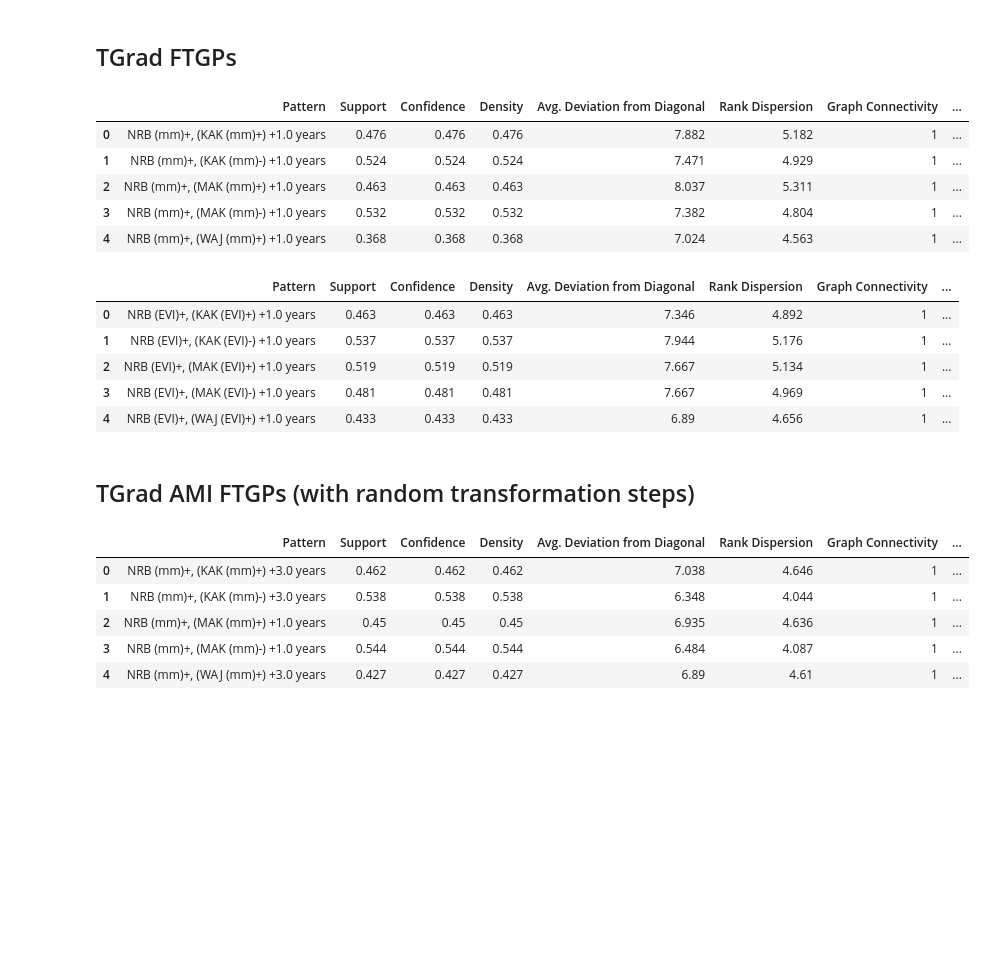
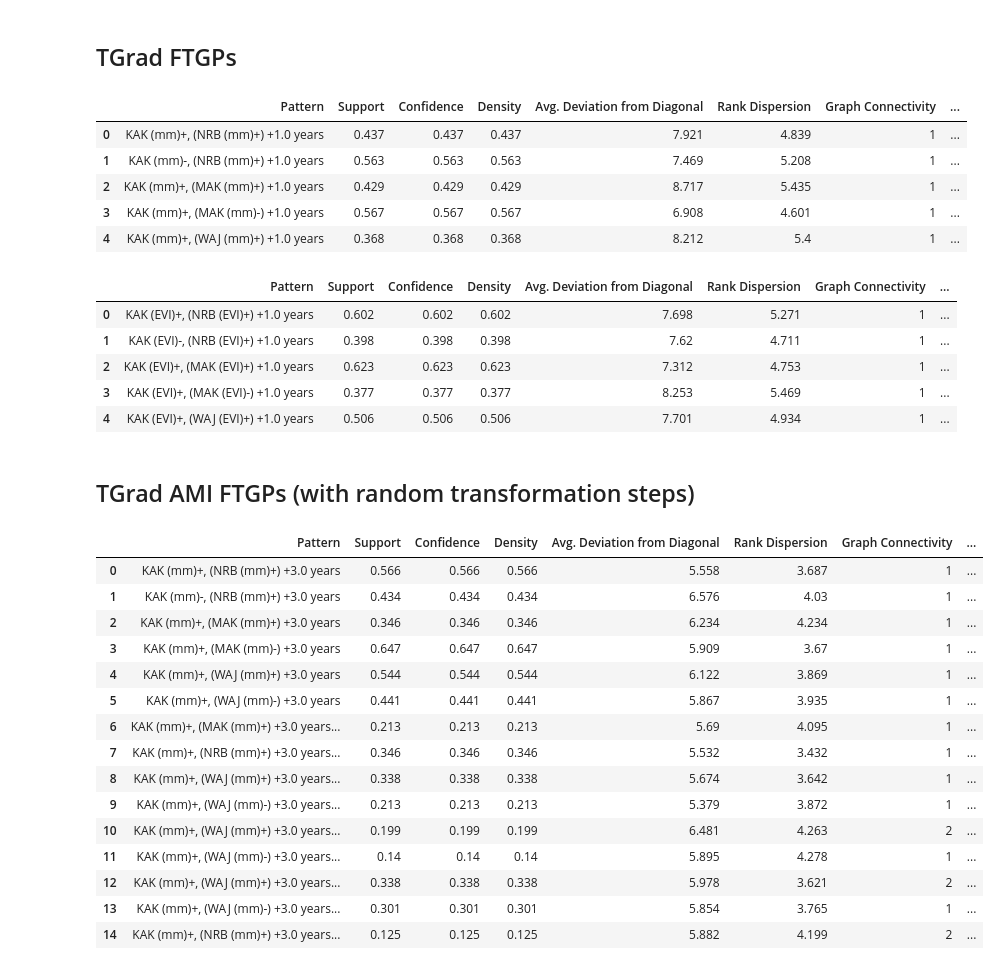
Before and after one commit to owuordickson/t-graank, a Jupyter notebook: analysis/tgraank_performance.ipynb, the cells around one changed output. Cells and saved outputs as stored; diff of their text form; code cells hidden in the pictures; blank space fills up the shorter version.

```diff
--- a/analysis/tgraank_performance.ipynb
+++ b/analysis/tgraank_performance.ipynb
@@ -59,14 +57,14 @@ print(evi_data.head())
 # %% [markdown]
 Initialize TGrad and TGradAMI algorithms by creating objects for different target columns.
 # %%
-rain_tgrads_ami = []
-evi_tgrads_ami = []
-rain_tgrads_rnd = []
-evi_tgrads_rnd = []
-rain_tgrads = []
-evi_tgrads = []
+rain_tgrads_ami = {}
+evi_tgrads_ami = {}
+rain_tgrads_rnd = {}
+evi_tgrads_rnd = {}
+rain_tgrads = {}
+evi_tgrads = {}
 
-for i, t_col in enumerate(tgt_cols):
+for t_col in tgt_cols:
     t_grad_rain_ami = TGradAMI(f_path_rain, min_sup, eq, min_rep=min_rep)
     t_grad_evi_ami = TGradAMI(f_path_evi, min_sup, eq, min_rep=min_rep)
 
@@ -85,7 +83,7 @@ for i, t_col in enumerate(tgt_cols):
     t_grad_evi.discover_tgp(target_col=t_col, compute_descriptors=compute_descriptors,)
 
     transform_steps = {}
-    random.seed(int(i)*42)
+    random.seed(int(t_col)*42)
     for j in t_grad_rain_rnd.attr_cols:
         # random.seed(int(j)*24)
         transform_steps.update({int(j): random.randint(1, t_grad_rain_rnd.max_step)})
@@ -93,12 +91,12 @@ for i, t_col in enumerate(tgt_cols):
     eval_dict_rain = t_grad_rain_rnd.discover_tgp_ami(target_col=t_col, compute_descriptors=compute_descriptors, error_margin=mi_err_margin, transformation_steps=transform_steps, eval_mode=eval_mode)
     eval_dict_evi = t_grad_evi_rnd.discover_tgp_ami(target_col=t_col, compute_descriptors=compute_descriptors, error_margin=mi_err_margin, transformation_steps=transform_steps, eval_mode=eval_mode)
 
-    rain_tgrads_ami.append(t_grad_rain_ami)
-    evi_tgrads_ami.append(t_grad_evi_ami)
-    rain_tgrads_rnd.append(t_grad_rain_rnd)
-    evi_tgrads_rnd.append(t_grad_evi_rnd)
-    rain_tgrads.append(t_grad_rain)
-    evi_tgrads.append(t_grad_evi)
+    rain_tgrads_ami[t_col] = t_grad_rain_ami
+    evi_tgrads_ami[t_col]= t_grad_evi_ami
+    rain_tgrads_rnd[t_col] = t_grad_rain_rnd
+    evi_tgrads_rnd[t_col] = t_grad_evi_rnd
+    rain_tgrads[t_col] = t_grad_rain
+    evi_tgrads[t_col] = t_grad_evi
 # %% [markdown]
 Run the algorithm for mining FTGPs (Fuzzy Temporal Gradual Patterns) in evaluation mode. The algorithm returns a number of results in a dict format.
 # %% [markdown]
@@ -130,38 +146,45 @@ res_evi_df.head()
 # %% [markdown]
 ## TGrad FTGPs
 # %%
-patterns = [t_grad_rain.display_patterns_as_df for t_grad_rain in rain_tgrads]
-res_rain_df2 = pd.concat(patterns, ignore_index=True)
+res_rain_df2 = pd.concat([rain_tgrads[1].display_patterns_as_df], ignore_index=True)
 res_rain_df2.head()
 # %% [output]
 |  | Pattern | Support | Confidence | Density | Avg. Deviation from Diagonal | Rank Dispersion | Graph Connectivity | ... |
-| 0 | NRB (mm)+, (KAK (mm)+) +1.0 years | 0.476 | 0.476 | 0.476 | 7.882 | 5.182 | 1 | ... |
-| 1 | NRB (mm)+, (KAK (mm)-) +1.0 years | 0.524 | 0.524 | 0.524 | 7.471 | 4.929 | 1 | ... |
-| 2 | NRB (mm)+, (MAK (mm)+) +1.0 years | 0.463 | 0.463 | 0.463 | 8.037 | 5.311 | 1 | ... |
-| 3 | NRB (mm)+, (MAK (mm)-) +1.0 years | 0.532 | 0.532 | 0.532 | 7.382 | 4.804 | 1 | ... |
-| 4 | NRB (mm)+, (WAJ (mm)+) +1.0 years | 0.368 | 0.368 | 0.368 | 7.024 | 4.563 | 1 | ... |
+| 0 | KAK (mm)+, (NRB (mm)+) +1.0 years | 0.437 | 0.437 | 0.437 | 7.921 | 4.839 | 1 | ... |
+| 1 | KAK (mm)-, (NRB (mm)+) +1.0 years | 0.563 | 0.563 | 0.563 | 7.469 | 5.208 | 1 | ... |
+| 2 | KAK (mm)+, (MAK (mm)+) +1.0 years | 0.429 | 0.429 | 0.429 | 8.717 | 5.435 | 1 | ... |
+| 3 | KAK (mm)+, (MAK (mm)-) +1.0 years | 0.567 | 0.567 | 0.567 | 6.908 | 4.601 | 1 | ... |
+| 4 | KAK (mm)+, (WAJ (mm)+) +1.0 years | 0.368 | 0.368 | 0.368 | 8.212 | 5.4 | 1 | ... |
 # %%
-patterns = [t_grad_evi.display_patterns_as_df for t_grad_evi in evi_tgrads]
-res_evi_df2 = pd.concat(patterns, ignore_index=True)
+res_evi_df2 = pd.concat([evi_tgrads[1].display_patterns_as_df], ignore_index=True)
 res_evi_df2.head()
 # %% [output]
 |  | Pattern | Support | Confidence | Density | Avg. Deviation from Diagonal | Rank Dispersion | Graph Connectivity | ... |
-| 0 | NRB (EVI)+, (KAK (EVI)+) +1.0 years | 0.463 | 0.463 | 0.463 | 7.346 | 4.892 | 1 | ... |
-| 1 | NRB (EVI)+, (KAK (EVI)-) +1.0 years | 0.537 | 0.537 | 0.537 | 7.944 | 5.176 | 1 | ... |
-| 2 | NRB (EVI)+, (MAK (EVI)+) +1.0 years | 0.519 | 0.519 | 0.519 | 7.667 | 5.134 | 1 | ... |
-| 3 | NRB (EVI)+, (MAK (EVI)-) +1.0 years | 0.481 | 0.481 | 0.481 | 7.667 | 4.969 | 1 | ... |
-| 4 | NRB (EVI)+, (WAJ (EVI)+) +1.0 years | 0.433 | 0.433 | 0.433 | 6.89 | 4.656 | 1 | ... |
+| 0 | KAK (EVI)+, (NRB (EVI)+) +1.0 years | 0.602 | 0.602 | 0.602 | 7.698 | 5.271 | 1 | ... |
+| 1 | KAK (EVI)-, (NRB (EVI)+) +1.0 years | 0.398 | 0.398 | 0.398 | 7.62 | 4.711 | 1 | ... |
+| 2 | KAK (EVI)+, (MAK (EVI)+) +1.0 years | 0.623 | 0.623 | 0.623 | 7.312 | 4.753 | 1 | ... |
+| 3 | KAK (EVI)+, (MAK (EVI)-) +1.0 years | 0.377 | 0.377 | 0.377 | 8.253 | 5.469 | 1 | ... |
+| 4 | KAK (EVI)+, (WAJ (EVI)+) +1.0 years | 0.506 | 0.506 | 0.506 | 7.701 | 4.934 | 1 | ... |
 # %% [markdown]
 ## TGrad AMI FTGPs (with random transformation steps)
 # %%
-patterns = [t_grad_rain.display_patterns_as_df for t_grad_rain in rain_tgrads_rnd]  # Collect all patterns into a list
-res_rain_df3 = pd.concat(patterns, ignore_index=True)  # Combine them in one go
-res_rain_df3.head()
+res_rain_df3 = pd.concat([rain_tgrads_rnd[1].display_patterns_as_df], ignore_index=True)  # Combine them in one go
+res_rain_df3
 # %% [output]
 |  | Pattern | Support | Confidence | Density | Avg. Deviation from Diagonal | Rank Dispersion | Graph Connectivity | ... |
-| 0 | NRB (mm)+, (KAK (mm)+) +3.0 years | 0.462 | 0.462 | 0.462 | 7.038 | 4.646 | 1 | ... |
-| 1 | NRB (mm)+, (KAK (mm)-) +3.0 years | 0.538 | 0.538 | 0.538 | 6.348 | 4.044 | 1 | ... |
-| 2 | NRB (mm)+, (MAK (mm)+) +1.0 years | 0.45 | 0.45 | 0.45 | 6.935 | 4.636 | 1 | ... |
-| 3 | NRB (mm)+, (MAK (mm)-) +1.0 years | 0.544 | 0.544 | 0.544 | 6.484 | 4.087 | 1 | ... |
-| 4 | NRB (mm)+, (WAJ (mm)+) +3.0 years | 0.427 | 0.427 | 0.427 | 6.89 | 4.61 | 1 | ... |
+| 0 | KAK (mm)+, (NRB (mm)+) +3.0 years | 0.566 | 0.566 | 0.566 | 5.558 | 3.687 | 1 | ... |
+| 1 | KAK (mm)-, (NRB (mm)+) +3.0 years | 0.434 | 0.434 | 0.434 | 6.576 | 4.03 | 1 | ... |
+| 2 | KAK (mm)+, (MAK (mm)+) +3.0 years | 0.346 | 0.346 | 0.346 | 6.234 | 4.234 | 1 | ... |
+| 3 | KAK (mm)+, (MAK (mm)-) +3.0 years | 0.647 | 0.647 | 0.647 | 5.909 | 3.67 | 1 | ... |
+| 4 | KAK (mm)+, (WAJ (mm)+) +3.0 years | 0.544 | 0.544 | 0.544 | 6.122 | 3.869 | 1 | ... |
+| 5 | KAK (mm)+, (WAJ (mm)-) +3.0 years | 0.441 | 0.441 | 0.441 | 5.867 | 3.935 | 1 | ... |
+| 6 | KAK (mm)+, (MAK (mm)+) +3.0 years... | 0.213 | 0.213 | 0.213 | 5.69 | 4.095 | 1 | ... |
+| 7 | KAK (mm)+, (NRB (mm)+) +3.0 years... | 0.346 | 0.346 | 0.346 | 5.532 | 3.432 | 1 | ... |
+| 8 | KAK (mm)+, (WAJ (mm)+) +3.0 years... | 0.338 | 0.338 | 0.338 | 5.674 | 3.642 | 1 | ... |
+| 9 | KAK (mm)+, (WAJ (mm)-) +3.0 years... | 0.213 | 0.213 | 0.213 | 5.379 | 3.872 | 1 | ... |
+| 10 | KAK (mm)+, (WAJ (mm)+) +3.0 years... | 0.199 | 0.199 | 0.199 | 6.481 | 4.263 | 2 | ... |
+| 11 | KAK (mm)+, (WAJ (mm)-) +3.0 years... | 0.14 | 0.14 | 0.14 | 5.895 | 4.278 | 1 | ... |
+| 12 | KAK (mm)+, (WAJ (mm)+) +3.0 years... | 0.338 | 0.338 | 0.338 | 5.978 | 3.621 | 2 | ... |
+| 13 | KAK (mm)+, (WAJ (mm)-) +3.0 years... | 0.301 | 0.301 | 0.301 | 5.854 | 3.765 | 1 | ... |
+| 14 | KAK (mm)+, (NRB (mm)+) +3.0 years... | 0.125 | 0.125 | 0.125 | 5.882 | 4.199 | 2 | ... |
 # %%
```
Also changed, not shown: parts of 18 cells of this notebook, 1 other file.
